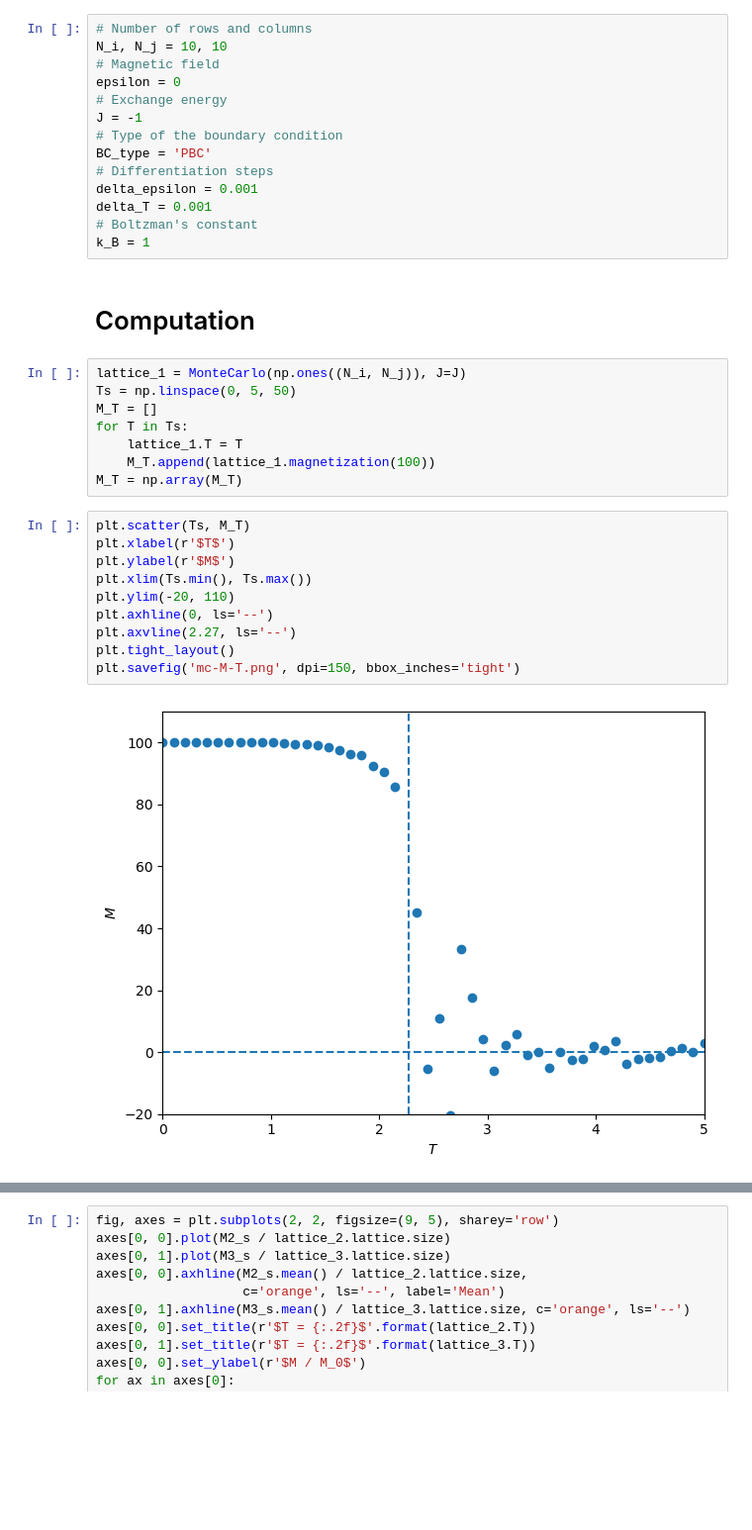
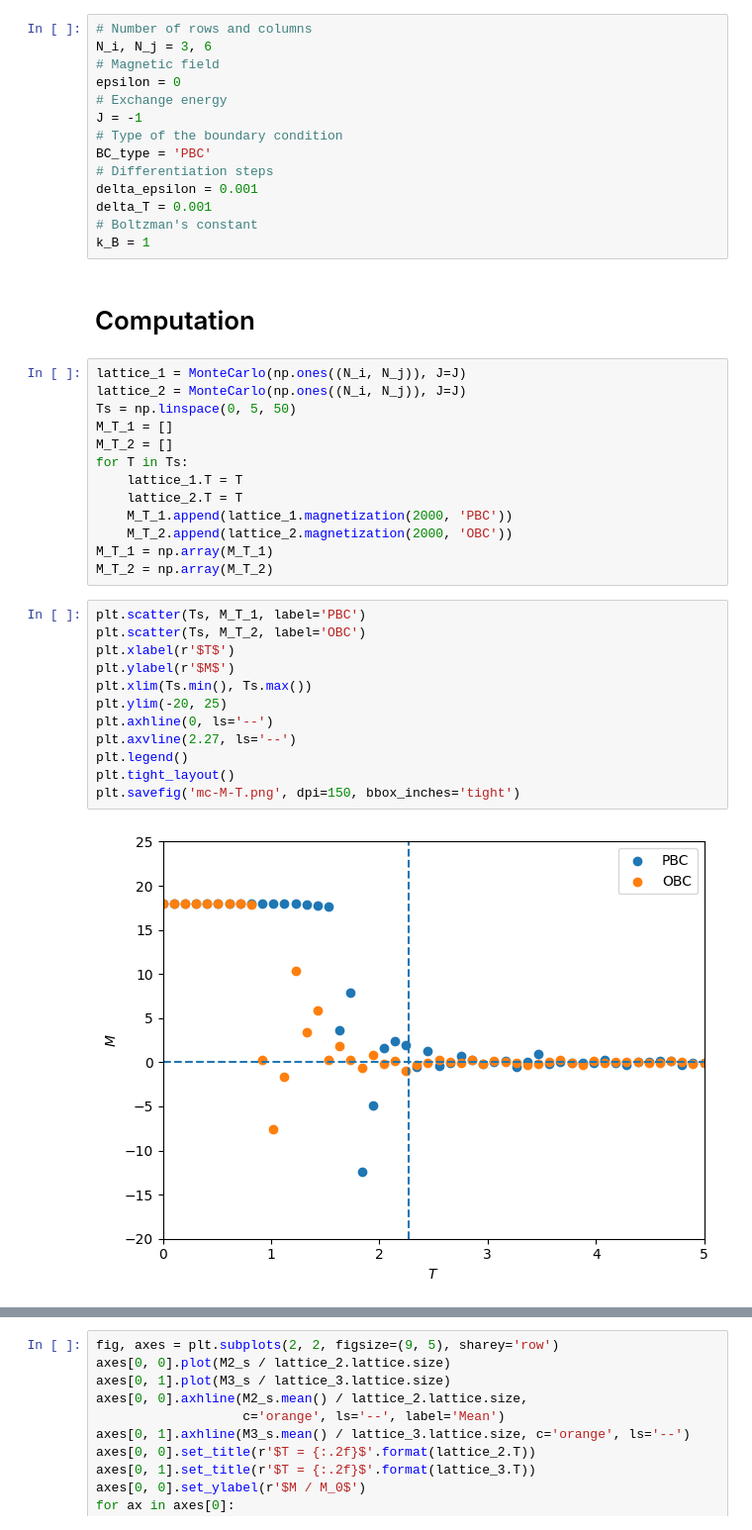
Before and after one commit to farid-rajabi/ising-model, a Jupyter notebook: main.ipynb, the cells around one changed output, grey strips where cells are left out. Shown: that part at 99% size. Drawn from its saved outputs; the diff is of its cells as text; blank space fills up the shorter version.

Commit message:
Update montecarlo.py: add BC to sweep function

```diff
--- a/main.ipynb
+++ b/main.ipynb
@@ -6,7 +6,7 @@ from montecarlo import MonteCarlo
 # Initialization
 # %%
 # Number of rows and columns
-N_i, N_j = 10, 10
+N_i, N_j = 3, 6
 # Magnetic field
 epsilon = 0
 # Exchange energy
@@ -22,21 +22,28 @@ k_B = 1
 # Computation
 # %%
 lattice_1 = MonteCarlo(np.ones((N_i, N_j)), J=J)
+lattice_2 = MonteCarlo(np.ones((N_i, N_j)), J=J)
 Ts = np.linspace(0, 5, 50)
-M_T = []
+M_T_1 = []
+M_T_2 = []
 for T in Ts:
     lattice_1.T = T
-    M_T.append(lattice_1.magnetization(100))
-M_T = np.array(M_T)
+    lattice_2.T = T
+    M_T_1.append(lattice_1.magnetization(2000, 'PBC'))
+    M_T_2.append(lattice_2.magnetization(2000, 'OBC'))
+M_T_1 = np.array(M_T_1)
+M_T_2 = np.array(M_T_2)
 # %%
-plt.scatter(Ts, M_T)
+plt.scatter(Ts, M_T_1, label='PBC')
+plt.scatter(Ts, M_T_2, label='OBC')
 plt.xlabel(r'$T$')
 plt.ylabel(r'$M$')
 plt.xlim(Ts.min(), Ts.max())
-plt.ylim(-20, 110)
+plt.ylim(-20, 25)
 plt.axhline(0, ls='--')
 plt.axvline(2.27, ls='--')
+plt.legend()
 plt.tight_layout()
 plt.savefig('mc-M-T.png', dpi=150, bbox_inches='tight')
 # %% [output]
-[figure, old version]
+[figure, new version]
```
Also changed, not shown: parts of 5 cells of this notebook, 1 other file.
